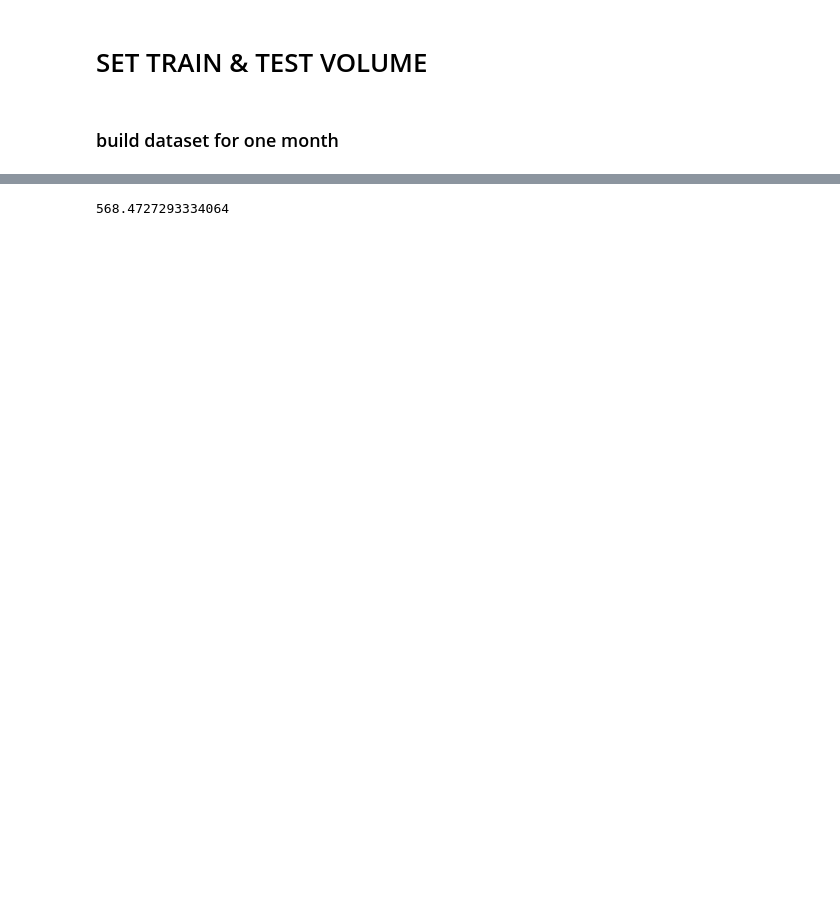
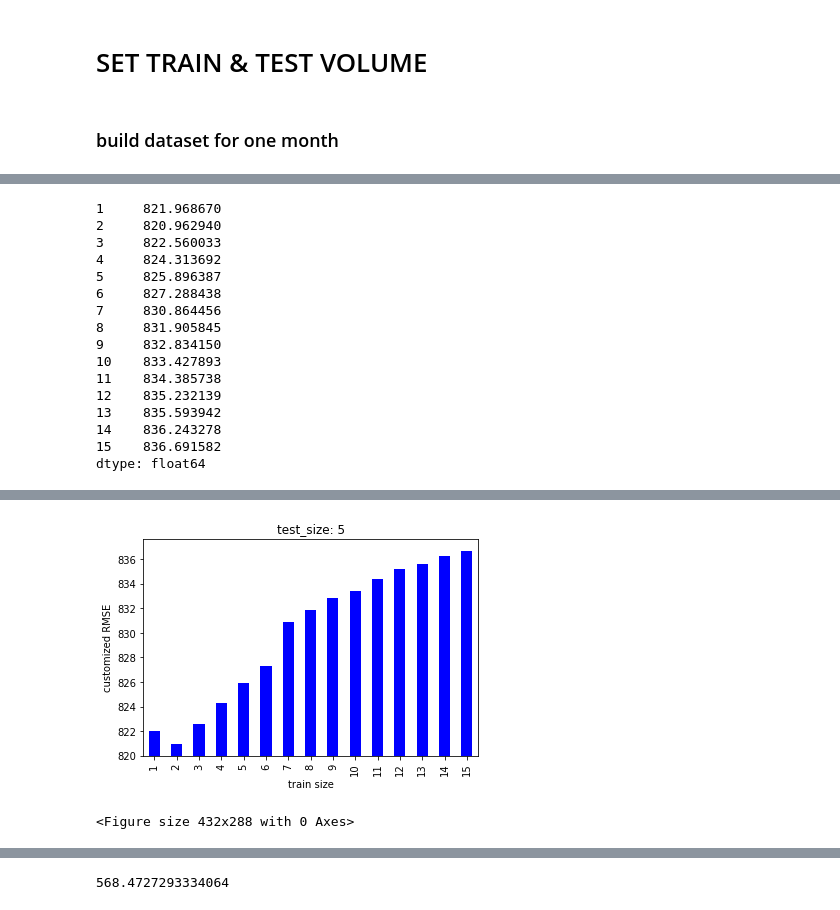
Before and after one commit to meowpunch/bobsim-research, a Jupyter notebook: src/main/python/train_test_volume.ipynb, the cells around one changed output, grey strips where cells are left out. Saved outputs shown, nothing was run; the diff lists cells and outputs as text; code cells hidden in the pictures; blank space fills up the shorter version.

Commit message:
MEOW/HANK: train_test_volumn

```diff
--- a/src/main/python/train_test_volume.ipynb
+++ b/src/main/python/train_test_volume.ipynb
@@ -105,3 +122,0 @@ metric list for standard '2019-07-29 00:00:00': [508.4219778286114, 1152.1993648
-# %%
-for i in range(3,6):
-    find_train_test(i, dataset)
@@ -113,3 +122,0 @@ metric list for standard '2019-08-23 00:00:00': [536.3199835859901, 771.81372934
-# %%
-for i in range(10,15):
-    find_train_test(i, dataset)
@@ -123,3 +122,0 @@ metric list for standard '2019-08-09 00:00:00': [591.6337628210282, 568.47521040
-# %%
-for i in range(15,20):
-    find_train_test(i, dataset)
@@ -133,2 +122,0 @@ metric list for standard '2019-08-02 00:00:00': [653.3307459592595]
-# %%
-find_train_test(19, dataset)
@@ -137,0 +123,19 @@ metric list for standard '2019-08-02 00:00:00': [468.4488626185235]
+# %%
+rmse_by_train_size(dataset)
+# %% [output]
+1     821.968670
+2     820.962940
+3     822.560033
+4     824.313692
+5     825.896387
+6     827.288438
+7     830.864456
+8     831.905845
+9     832.834150
+10    833.427893
+11    834.385738
+12    835.232139
+13    835.593942
+14    836.243278
+15    836.691582
+dtype: float64
@@ -137,0 +143,2 @@ metric list for standard '2019-08-02 00:00:00': [468.4488626185235]
+[figure, added]
+<Figure size 432x288 with 0 Axes>
```
Also changed, not shown: parts of 12 cells of this notebook, 8 other files.
